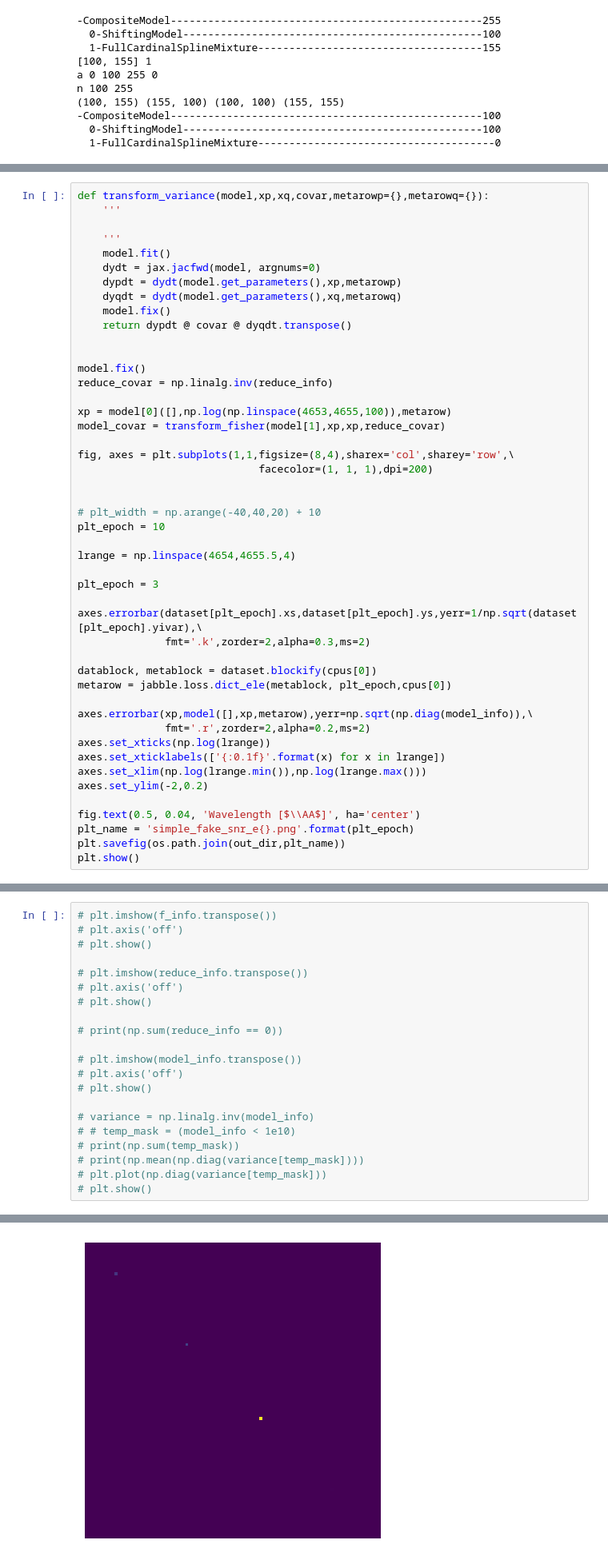
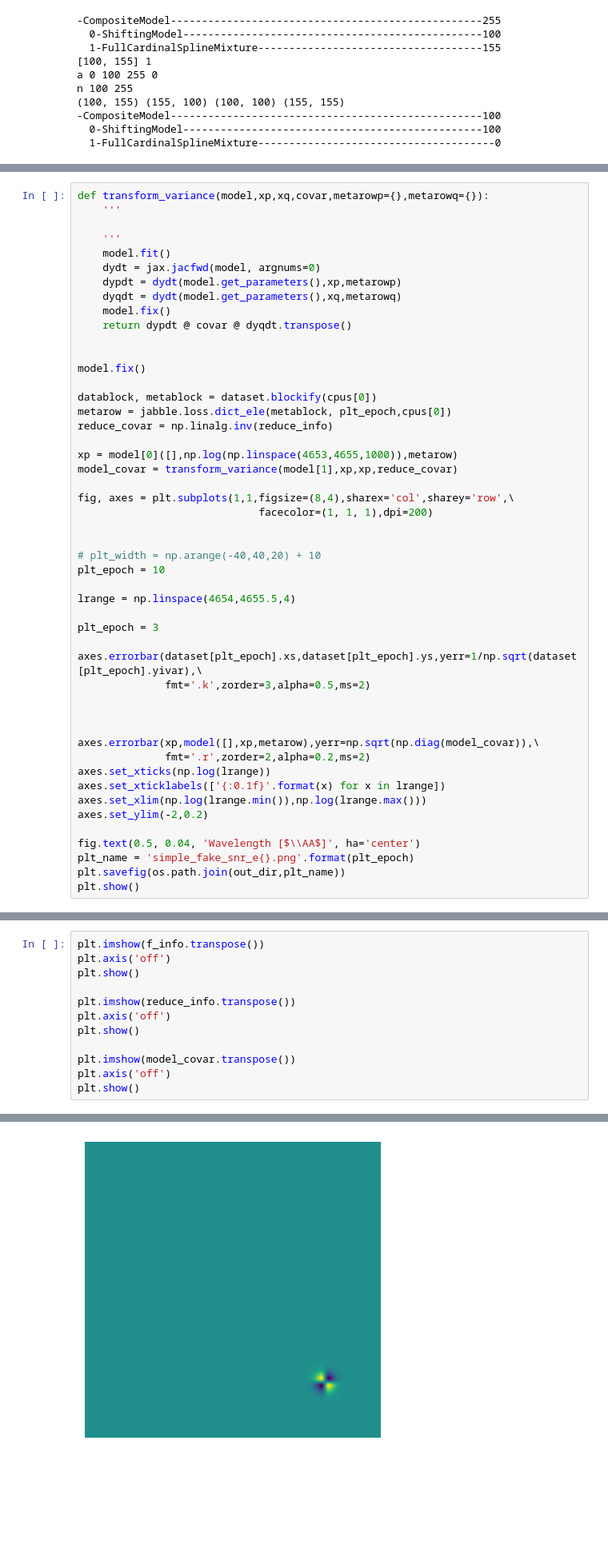
Before and after one commit to mdd423/wobble_jax, a Jupyter notebook: notebooks/01-testdata.ipynb, the cells around one changed output, grey strips where cells are left out. Shown at 80% size. Saved outputs shown, nothing was run; the diff lists cells and outputs as text; blank space fills up the shorter version.

```diff
--- a/notebooks/01-testdata.ipynb
+++ b/notebooks/01-testdata.ipynb
@@ -331,10 +331,13 @@ def transform_variance(model,xp,xq,covar,metarowp={},metarowq={}):
 
 
 model.fix()
+
+datablock, metablock = dataset.blockify(cpus[0])
+metarow = jabble.loss.dict_ele(metablock, plt_epoch,cpus[0])
 reduce_covar = np.linalg.inv(reduce_info)
 
-xp = model[0]([],np.log(np.linspace(4653,4655,100)),metarow)
-model_covar = transform_fisher(model[1],xp,xp,reduce_covar)
+xp = model[0]([],np.log(np.linspace(4653,4655,1000)),metarow)
+model_covar = transform_variance(model[1],xp,xp,reduce_covar)
 
 fig, axes = plt.subplots(1,1,figsize=(8,4),sharex='col',sharey='row',\
                              facecolor=(1, 1, 1),dpi=200)
@@ -348,12 +351,11 @@ lrange = np.linspace(4654,4655.5,4)
 plt_epoch = 3
 
 axes.errorbar(dataset[plt_epoch].xs,dataset[plt_epoch].ys,yerr=1/np.sqrt(dataset[plt_epoch].yivar),\
-              fmt='.k',zorder=2,alpha=0.3,ms=2)
+              fmt='.k',zorder=3,alpha=0.5,ms=2)
 
-datablock, metablock = dataset.blockify(cpus[0])
-metarow = jabble.loss.dict_ele(metablock, plt_epoch,cpus[0])
 
-axes.errorbar(xp,model([],xp,metarow),yerr=np.sqrt(np.diag(model_info)),\
+
+axes.errorbar(xp,model([],xp,metarow),yerr=np.sqrt(np.diag(model_covar)),\
               fmt='.r',zorder=2,alpha=0.2,ms=2)
 axes.set_xticks(np.log(lrange))
 axes.set_xticklabels(['{:0.1f}'.format(x) for x in lrange])
@@ -373,24 +375,15 @@ print(np.sum(np.isnan(reduce_info)))
 # %%
-# plt.imshow(f_info.transpose())
-# plt.axis('off')
-# plt.show()
+plt.imshow(f_info.transpose())
+plt.axis('off')
+plt.show()
 
-# plt.imshow(reduce_info.transpose())
-# plt.axis('off')
-# plt.show()
+plt.imshow(reduce_info.transpose())
+plt.axis('off')
+plt.show()
 
-# print(np.sum(reduce_info == 0))
-
-# plt.imshow(model_info.transpose())
-# plt.axis('off')
-# plt.show()
-
-# variance = np.linalg.inv(model_info)
-# # temp_mask = (model_info < 1e10)
-# print(np.sum(temp_mask))
-# print(np.mean(np.diag(variance[temp_mask])))
-# plt.plot(np.diag(variance[temp_mask]))
-# plt.show()
+plt.imshow(model_covar.transpose())
+plt.axis('off')
+plt.show()
 # %% [output]
 [figure]
 [figure]
@@ -398 +390 @@ print(np.sum(np.isnan(reduce_info)))
-[figure, old version]
+[figure, new version]
```
Also changed, not shown: parts of 8 cells of this notebook.
